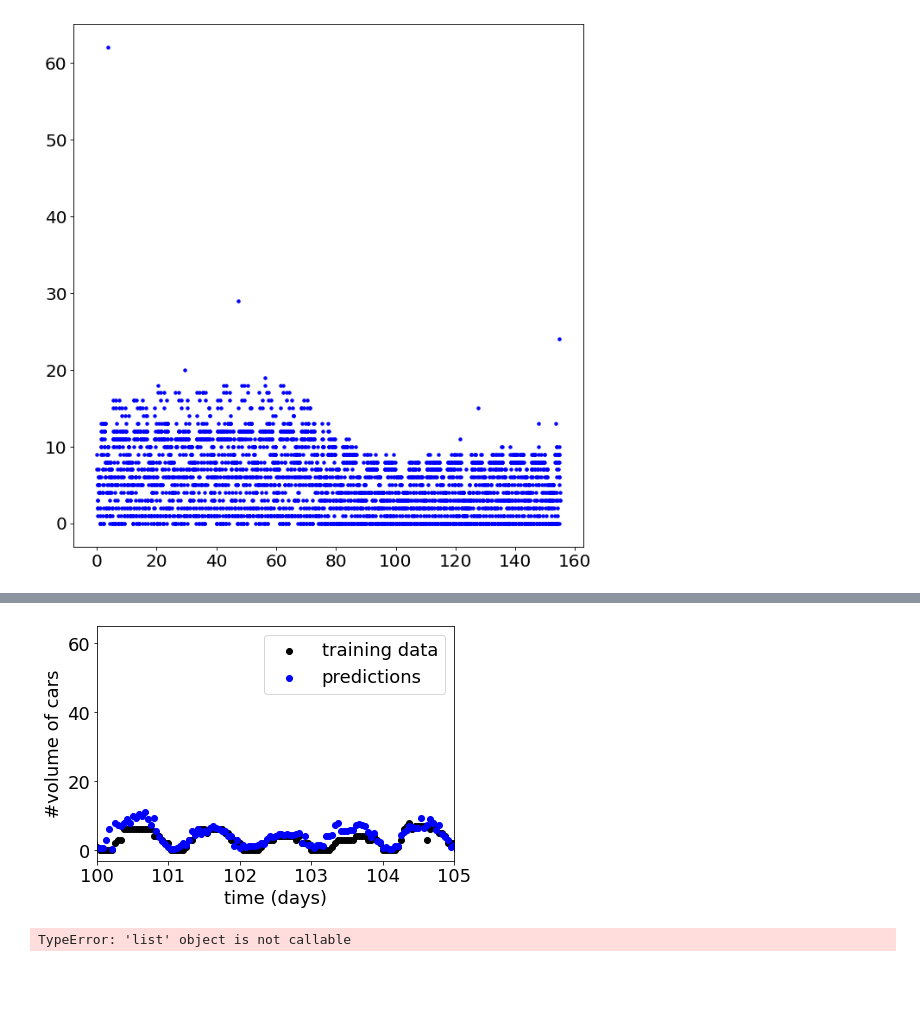
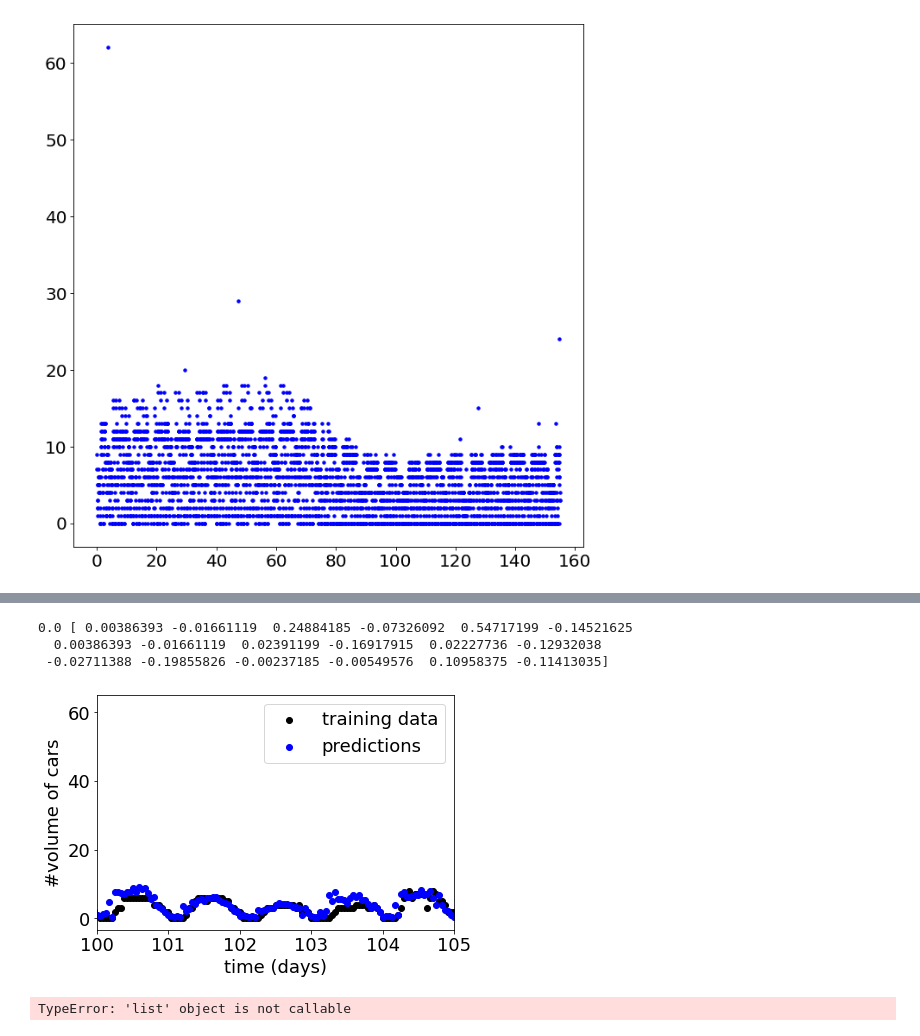
Before and after one commit to ashrivas99/traffic-prediction-dublin, a Jupyter notebook: timeSeriesFeatures.ipynb, the cells around one changed output, grey strips where cells are left out. Saved outputs shown, nothing was run; the diff lists cells and outputs as text; code cells hidden in the pictures; blank space fills up the shorter version.

```diff
--- a/timeSeriesFeatures.ipynb
+++ b/timeSeriesFeatures.ipynb
@@ -104,8 +104,8 @@ test_preds(q=w,dd=w,lag=3,plot=plot)
 [figure]
 # %%
 #putting it together
-q=15
-lag=5; stride=1
+q=10
+lag=3; stride=1
 w=math.floor(7*24*60*60/time_sampling_interval) # number of samples per week
 d=math.floor(24*60*60/time_sampling_interval) # number of samples per day
 len = y_output_avg_vol_cars.size-w-lag*w-q
@@ -119,40 +119,45 @@ for i in range(1,lag):
     XX=np.column_stack((XX,X, X_weather))
 for i in range(0,lag):
     X=y_output_avg_vol_cars[i*d+q:i*d+q+len:stride]
     X_weather=y_output_precipitation[i*d+q:i*d+q+len:stride]
     XX=np.column_stack((XX,X, X_weather))
 for i in range(0,lag):
     X=y_output_avg_vol_cars[i:i+len:stride]
-    X_weather=y_output_precipitation[i*d+q:i*d+q+len:stride]
+    X_weather=y_output_precipitation[i:i+len:stride]
     XX=np.column_stack((XX,X, X_weather))
+
 yy=y_output_avg_vol_cars[lag*w+w+q:lag*w+w+q+len:stride]
 yy_output_classification = y_output_classification[lag*w+w+q:lag*w+w+q+len:stride]
+
 end_time_in_days=timestamps_in_days[lag*w+w+q:lag*w+w+q+len:stride]
 from sklearn.model_selection import train_test_split
 train, test = train_test_split(np.arange(0,yy.size),test_size=0.2)
 #train = np.arange(0,yy.size)
-# from sklearn.linear_model import Ridge
-# model = Ridge(fit_intercept=False).fit(XX[train], yy[train])
-# print(model.intercept_, model.coef_)
-from sklearn.neighbors import KNeighborsRegressor
-model = KNeighborsRegressor(n_neighbors =10).fit(XX[train], yy[train])
+from sklearn.linear_model import Ridge
+model = Ridge(fit_intercept=False).fit(XX[train], yy[train])
+print(model.intercept_, model.coef_)
+# from sklearn.neighbors import KNeighborsRegressor
+# model = KNeighborsRegressor(n_neighbors =10).fit(XX[train], yy[train])
 
 train_classification, test_classification = train_test_split(np.arange(0,yy_output_classification.size),test_size=0.2)
 from sklearn.linear_model import LogisticRegression
 model_classification = LogisticRegression(penalty='l2', solver='lbfgs', C=0.1, max_iter=10000)
 model_classification.fit(XX[train_classification], yy[train_classification])
 y_pred = model_classification.predict(XX)
 
 if plot:
     y_pred = model.predict(XX)
     plt.scatter(timestamps_in_days, y_output_avg_vol_cars, color='black'); plt.scatter(end_time_in_days, y_pred, color='blue')
     plt.xlabel("time (days)"); plt.ylabel("#volume of cars")
     plt.legend(["training data","predictions"],loc='upper right')
     day=math.floor(24*60*60/time_sampling_interval) # number of samples per day
     plt.xlim((10*10,10*10+5))
     plt.show()
 # %% [output]
+0.0 [ 0.00386393 -0.01661119  0.24884185 -0.07326092  0.54717199 -0.14521625
+  0.00386393 -0.01661119  0.02391199 -0.16917915  0.02227736 -0.12932038
+ -0.02711388 -0.19855826 -0.00237185 -0.00549576  0.10958375 -0.11413035]
-[figure, old version]
+[figure, new version]
 # %%
 # TODO:
 # Cross-Validation -kFold or timeseries split
```
Also changed, not shown: parts of 2 cells of this notebook, 2 other files.
